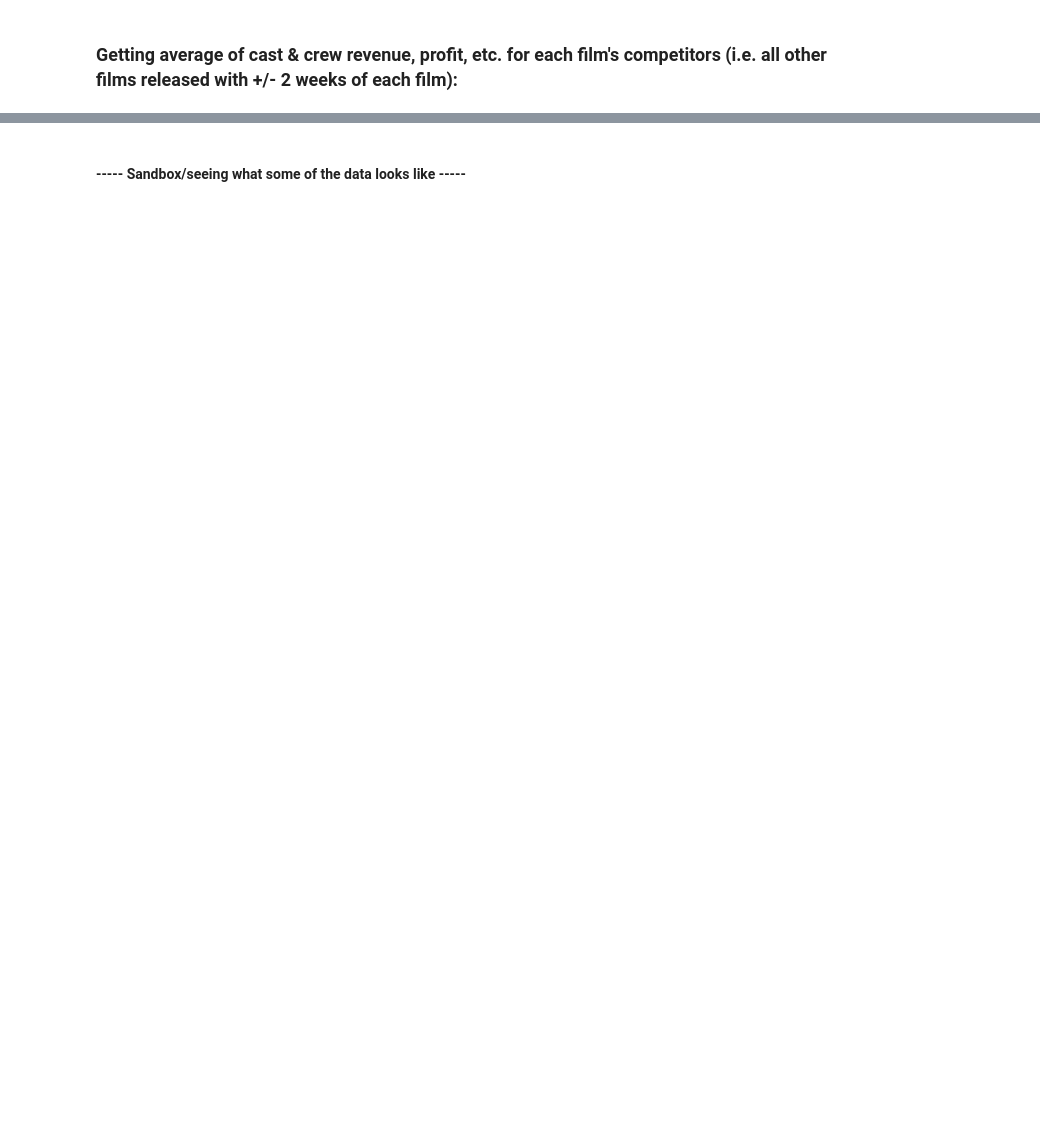
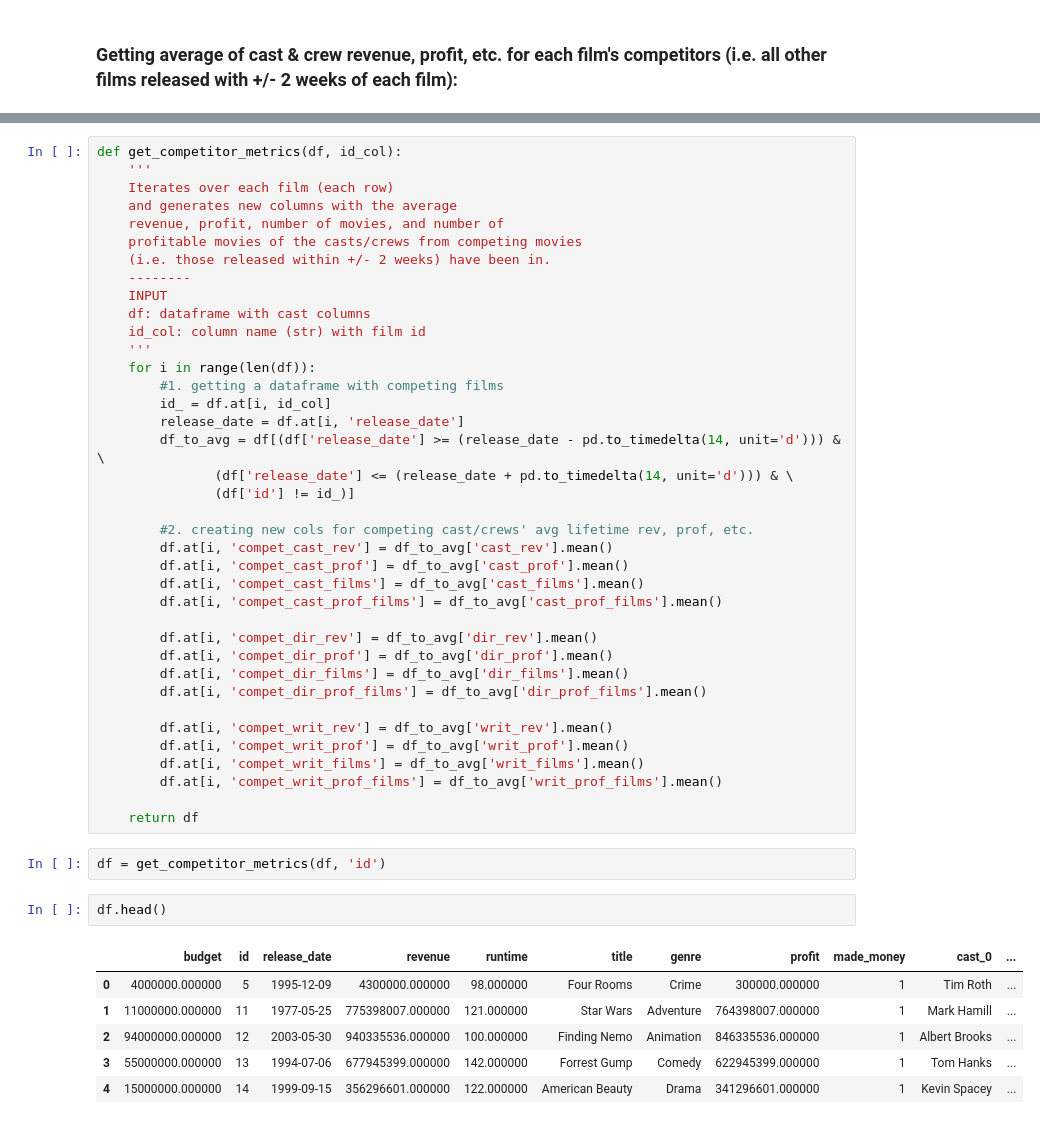
Before and after one commit to ryanlrappa/film-profit-prediction, a Jupyter notebook: jupyter_notebooks/3_data_cleaning.ipynb, the cells around one changed output, grey strips where cells are left out. Cells and saved outputs as stored; diff of their text form; blank space fills up the shorter version.

```diff
--- a/jupyter_notebooks/3_data_cleaning.ipynb
+++ b/jupyter_notebooks/3_data_cleaning.ipynb
@@ -495,2 +392,49 @@ df_to_avg
-# %% [markdown]
-#### ----- Sandbox/seeing what some of the data looks like -----
+# %%
+def get_competitor_metrics(df, id_col):
+    '''
+    Iterates over each film (each row)
+    and generates new columns with the average
+    revenue, profit, number of movies, and number of
+    profitable movies of the casts/crews from competing movies
+    (i.e. those released within +/- 2 weeks) have been in.
+    --------
+    INPUT
+    df: dataframe with cast columns
+    id_col: column name (str) with film id
+    '''
+    for i in range(len(df)):
+        #1. getting a dataframe with competing films
+        id_ = df.at[i, id_col]
+        release_date = df.at[i, 'release_date']
+        df_to_avg = df[(df['release_date'] >= (release_date - pd.to_timedelta(14, unit='d'))) & \
+               (df['release_date'] <= (release_date + pd.to_timedelta(14, unit='d'))) & \
+               (df['id'] != id_)]
+
+        #2. creating new cols for competing cast/crews' avg lifetime rev, prof, etc.
+        df.at[i, 'compet_cast_rev'] = df_to_avg['cast_rev'].mean()
+        df.at[i, 'compet_cast_prof'] = df_to_avg['cast_prof'].mean()
+        df.at[i, 'compet_cast_films'] = df_to_avg['cast_films'].mean()
+        df.at[i, 'compet_cast_prof_films'] = df_to_avg['cast_prof_films'].mean()
+
+        df.at[i, 'compet_dir_rev'] = df_to_avg['dir_rev'].mean()
+        df.at[i, 'compet_dir_prof'] = df_to_avg['dir_prof'].mean()
+        df.at[i, 'compet_dir_films'] = df_to_avg['dir_films'].mean()
+        df.at[i, 'compet_dir_prof_films'] = df_to_avg['dir_prof_films'].mean()
+
+        df.at[i, 'compet_writ_rev'] = df_to_avg['writ_rev'].mean()
+        df.at[i, 'compet_writ_prof'] = df_to_avg['writ_prof'].mean()
+        df.at[i, 'compet_writ_films'] = df_to_avg['writ_films'].mean()
+        df.at[i, 'compet_writ_prof_films'] = df_to_avg['writ_prof_films'].mean()
+
+    return df
+# %%
+df = get_competitor_metrics(df, 'id')
+# %%
+df.head()
+# %% [output]
+|  | budget | id | release_date | revenue | runtime | title | genre | profit | made_money | cast_0 | ... |
+| 0 | 4000000.000000 | 5 | 1995-12-09 | 4300000.000000 | 98.000000 | Four Rooms | Crime | 300000.000000 | 1 | Tim Roth | ... |
+| 1 | 11000000.000000 | 11 | 1977-05-25 | 775398007.000000 | 121.000000 | Star Wars | Adventure | 764398007.000000 | 1 | Mark Hamill | ... |
+| 2 | 94000000.000000 | 12 | 2003-05-30 | 940335536.000000 | 100.000000 | Finding Nemo | Animation | 846335536.000000 | 1 | Albert Brooks | ... |
+| 3 | 55000000.000000 | 13 | 1994-07-06 | 677945399.000000 | 142.000000 | Forrest Gump | Comedy | 622945399.000000 | 1 | Tom Hanks | ... |
+| 4 | 15000000.000000 | 14 | 1999-09-15 | 356296601.000000 | 122.000000 | American Beauty | Drama | 341296601.000000 | 1 | Kevin Spacey | ... |
```
Also changed, not shown: parts of 25 cells of this notebook, 10 other files.
